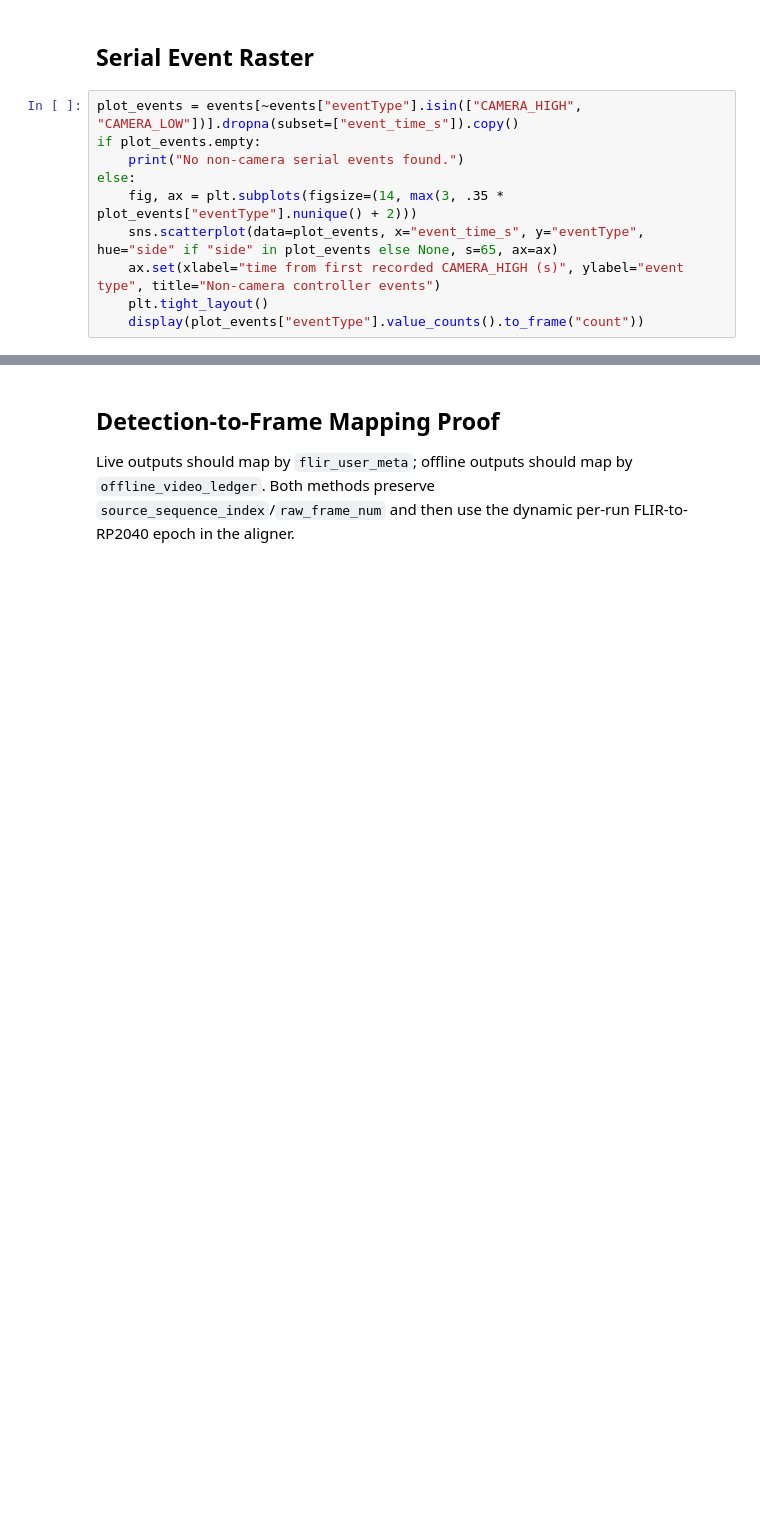
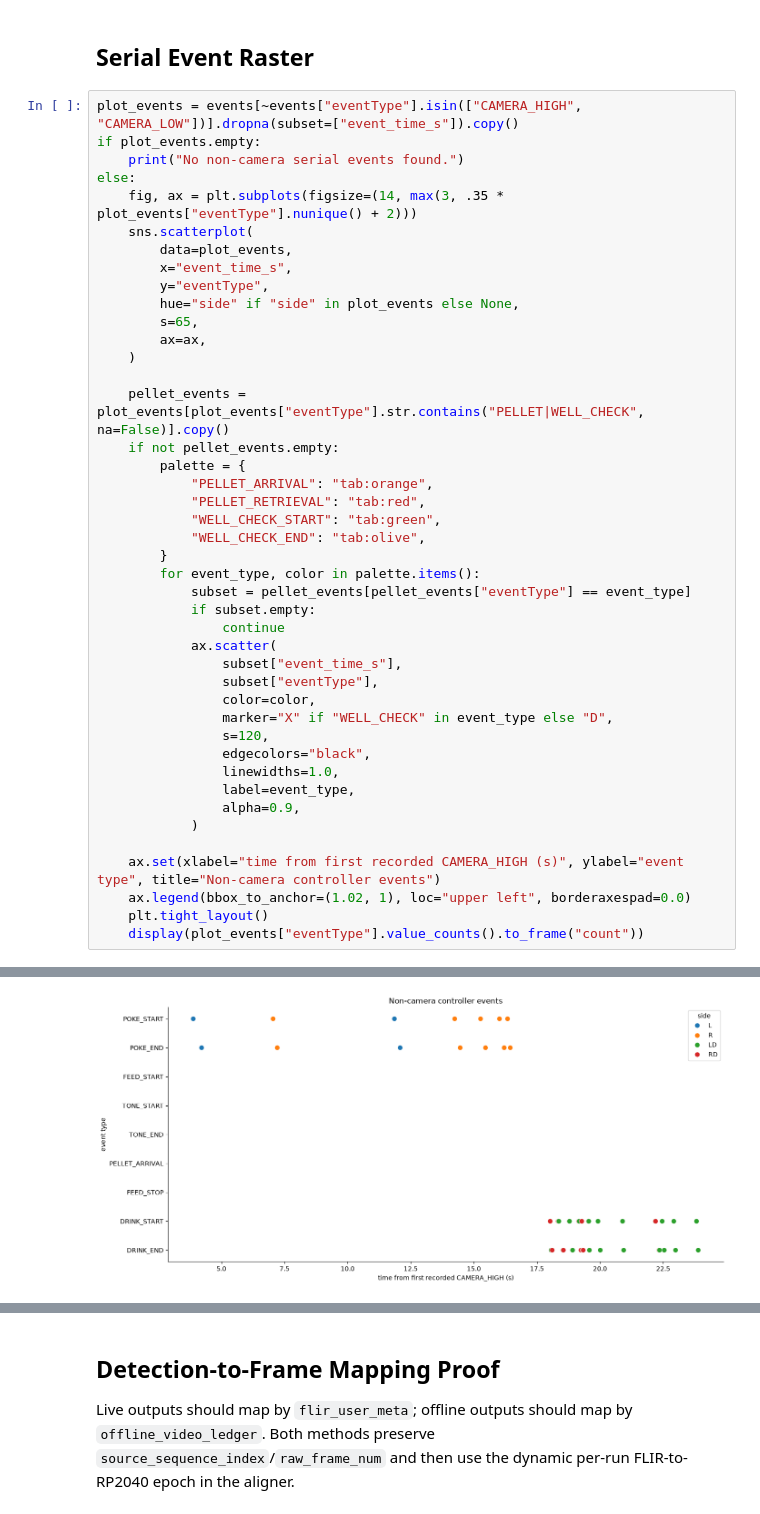
Before and after one commit to dlhagger/SqueakView, a Jupyter notebook: data_viz/analysis_demo_viz.ipynb, the cells around one changed output, grey strips where cells are left out. Drawn from its saved outputs; the diff is of its cells as text; blank space fills up the shorter version.

```diff
--- a/data_viz/analysis_demo_viz.ipynb
+++ b/data_viz/analysis_demo_viz.ipynb
@@ -212,7 +280,41 @@ if plot_events.empty:
     print("No non-camera serial events found.")
 else:
     fig, ax = plt.subplots(figsize=(14, max(3, .35 * plot_events["eventType"].nunique() + 2)))
-    sns.scatterplot(data=plot_events, x="event_time_s", y="eventType", hue="side" if "side" in plot_events else None, s=65, ax=ax)
+    sns.scatterplot(
+        data=plot_events,
+        x="event_time_s",
+        y="eventType",
+        hue="side" if "side" in plot_events else None,
+        s=65,
+        ax=ax,
+    )
+
+    pellet_events = plot_events[plot_events["eventType"].str.contains("PELLET|WELL_CHECK", na=False)].copy()
+    if not pellet_events.empty:
+        palette = {
+            "PELLET_ARRIVAL": "tab:orange",
+            "PELLET_RETRIEVAL": "tab:red",
+            "WELL_CHECK_START": "tab:green",
+            "WELL_CHECK_END": "tab:olive",
+        }
+        for event_type, color in palette.items():
+            subset = pellet_events[pellet_events["eventType"] == event_type]
+            if subset.empty:
+                continue
+            ax.scatter(
+                subset["event_time_s"],
+                subset["eventType"],
+                color=color,
+                marker="X" if "WELL_CHECK" in event_type else "D",
+                s=120,
+                edgecolors="black",
+                linewidths=1.0,
+                label=event_type,
+                alpha=0.9,
+            )
+
     ax.set(xlabel="time from first recorded CAMERA_HIGH (s)", ylabel="event type", title="Non-camera controller events")
+    ax.legend(bbox_to_anchor=(1.02, 1), loc="upper left", borderaxespad=0.0)
     plt.tight_layout()
     display(plot_events["eventType"].value_counts().to_frame("count"))
+# %% [output]
@@ -218,0 +336 @@ else:
+[figure, added]
```
Also changed, not shown: parts of 12 cells of this notebook, 4 other files.
